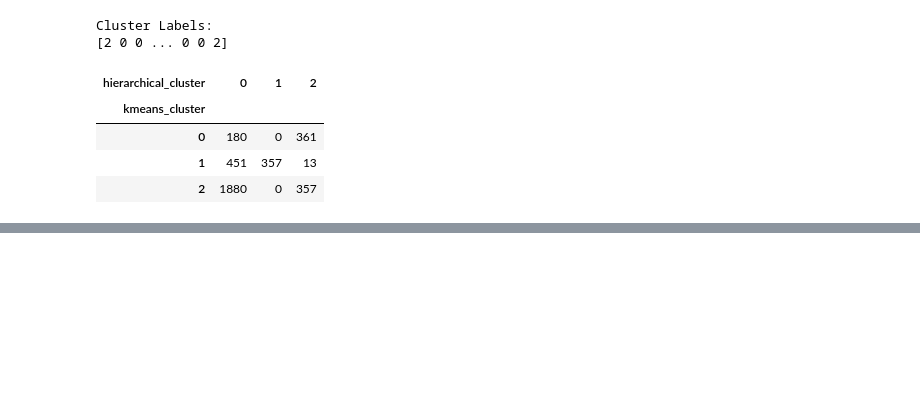
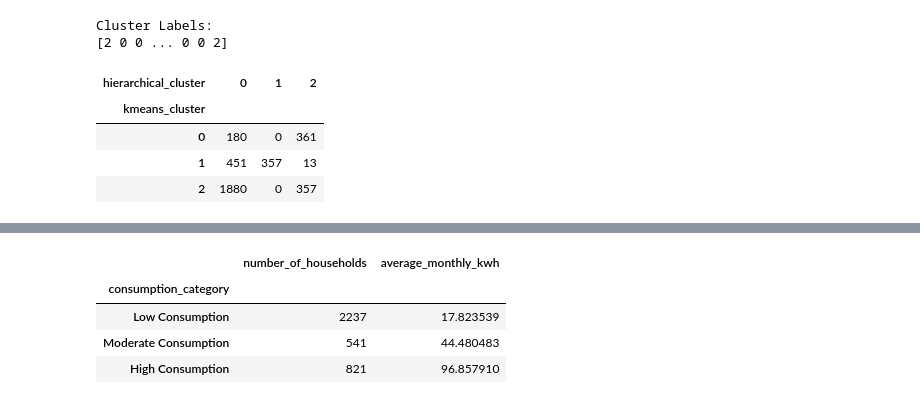
Before and after one commit to Paddyrey/TechCrush-Capstone-Group-11-Project, a Jupyter notebook: notebooks/Model_Test_Train.ipynb, the cells around one changed output, grey strips where cells are left out. Cells and saved outputs as stored; diff of their text form; code cells hidden in the pictures; blank space fills up the shorter version.

```diff
--- a/notebooks/Model_Test_Train.ipynb
+++ b/notebooks/Model_Test_Train.ipynb
@@ -580,0 +629,15 @@ plt.show()
+# %%
+# Add estimated monthly energy consumption to the cluster profile
+
+cluster_profile['estimated_monthly_kwh'] = y.values
+
+# Calculate the average energy consumption per cluster
+energy_by_cluster = (
+    cluster_profile
+        .groupby('kmeans_cluster')['estimated_monthly_kwh']
+            .mean()
+                .sort_values()
+                )
+
+print("Average estimated monthly energy consumption by cluster:")
+print(energy_by_cluster)
@@ -580,0 +692,24 @@ plt.show()
+# %%
+# Summarize the consumption categories
+
+category_summary = (
+    cluster_profile
+        .groupby('consumption_category')
+            .agg(
+                    number_of_households=('consumption_category', 'size'),
+                            average_monthly_kwh=('estimated_monthly_kwh', 'mean')
+                                )
+                                    .reindex([
+                                            'Low Consumption',
+                                                    'Moderate Consumption',
+                                                            'High Consumption'
+                                                                ])
+                                                                )
+
+category_summary
+# %% [output]
+|  | number_of_households | average_monthly_kwh |
+| consumption_category |  |  |
+| Low Consumption | 2237 | 17.823539 |
+| Moderate Consumption | 541 | 44.480483 |
+| High Consumption | 821 | 96.857910 |
```
Also changed, not shown: parts of 12 cells of this notebook.
